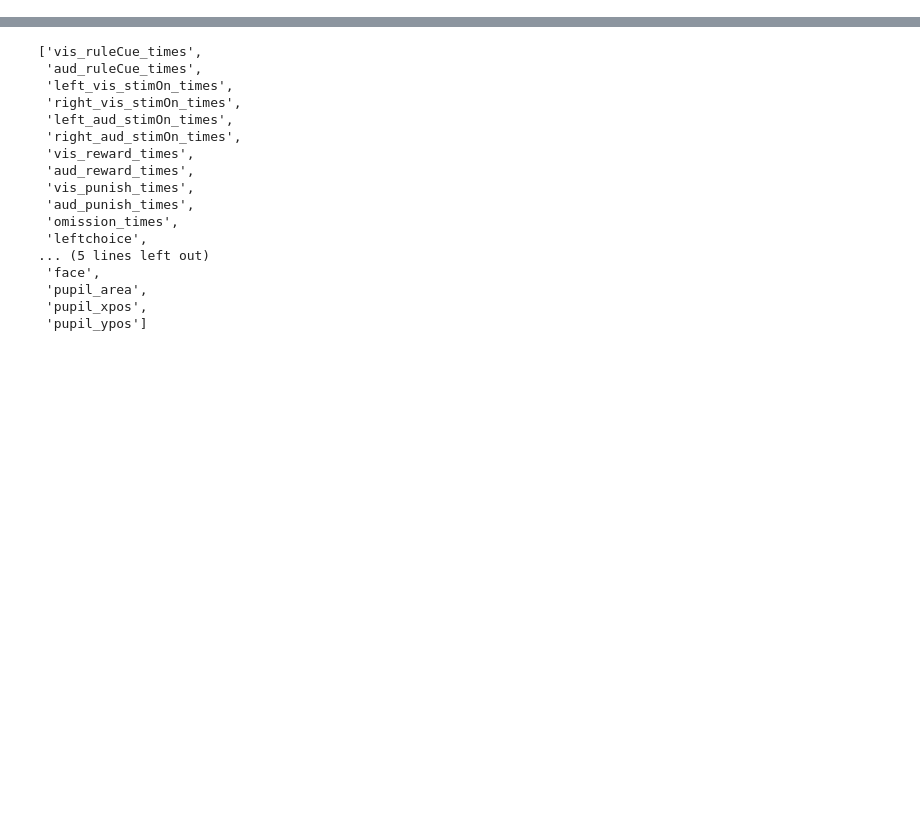
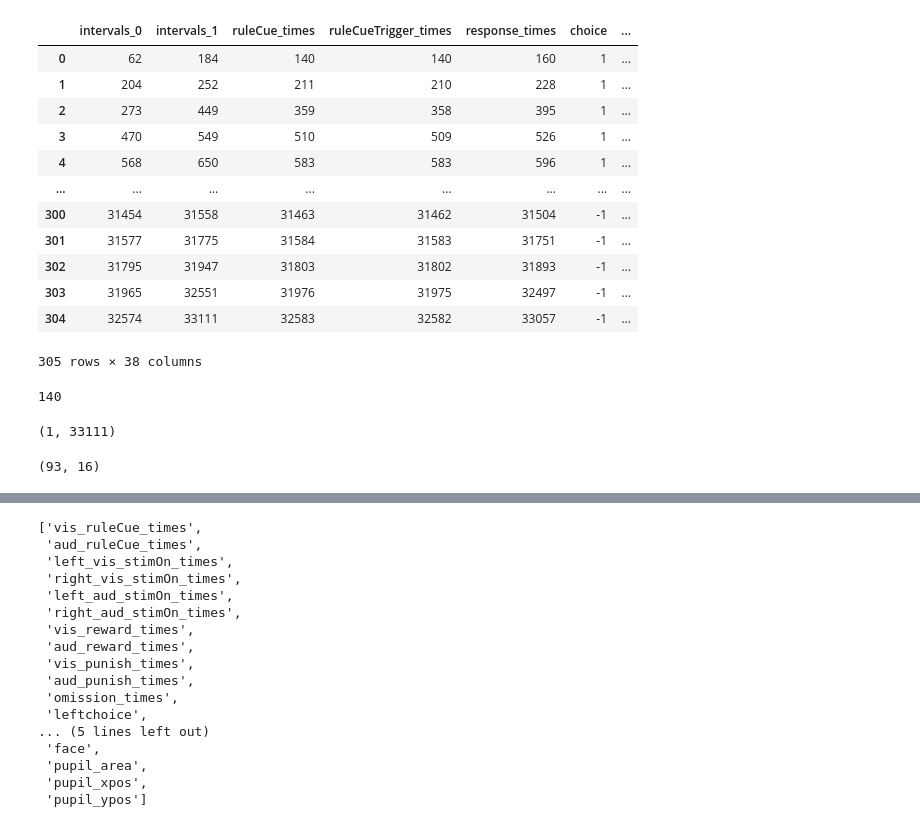
Before and after one commit to edwardyan95/ibllib, a Jupyter notebook: examples/run_regression.ipynb, the cells around one changed output, grey strips where cells are left out. Saved outputs shown, nothing was run; the diff lists cells and outputs as text; code cells hidden in the pictures; blank space fills up the shorter version.

Commit message:
with lick

```diff
--- a/examples/run_regression.ipynb
+++ b/examples/run_regression.ipynb
@@ -344,0 +381,27 @@ ValueError: operands could not be broadcast together with shapes (6595,262) (262
+# %%
+tf_arm1_table_for_img
+# %% [output]
+|  | intervals_0 | intervals_1 | ruleCue_times | ruleCueTrigger_times | response_times | choice | ... |
+| 0 | 62 | 184 | 140 | 140 | 160 | 1 | ... |
+| 1 | 204 | 252 | 211 | 210 | 228 | 1 | ... |
+| 2 | 273 | 449 | 359 | 358 | 395 | 1 | ... |
+| 3 | 470 | 549 | 510 | 509 | 526 | 1 | ... |
+| 4 | 568 | 650 | 583 | 583 | 596 | 1 | ... |
+| ... | ... | ... | ... | ... | ... | ... | ... |
+| 300 | 31454 | 31558 | 31463 | 31462 | 31504 | -1 | ... |
+| 301 | 31577 | 31775 | 31584 | 31583 | 31751 | -1 | ... |
+| 302 | 31795 | 31947 | 31803 | 31802 | 31893 | -1 | ... |
+| 303 | 31965 | 32551 | 31976 | 31975 | 32497 | -1 | ... |
+| 304 | 32574 | 33111 | 32583 | 32582 | 33057 | -1 | ... |
+305 rows × 38 columns
+# %%
+arm1_table_for_img.loc[0,'ruleCue_times']
+# %% [output]
+140
+# %%
+lick = lick_motion_variables[0]
+lick = np.pad(lick, (arm1_table_for_img.loc[0,'ruleCue_times'], 0), mode='constant', constant_values=0)
+lick = lick[np.newaxis,:]
+lick.shape
+# %% [output]
+(1, 33111)
@@ -344,0 +414,4 @@ ValueError: operands could not be broadcast together with shapes (6595,262) (262
+# %%
+arm1_vis_reward_lick[0]
+# %% [output]
+(93, 16)
```
Also changed, not shown: parts of 10 cells of this notebook.
